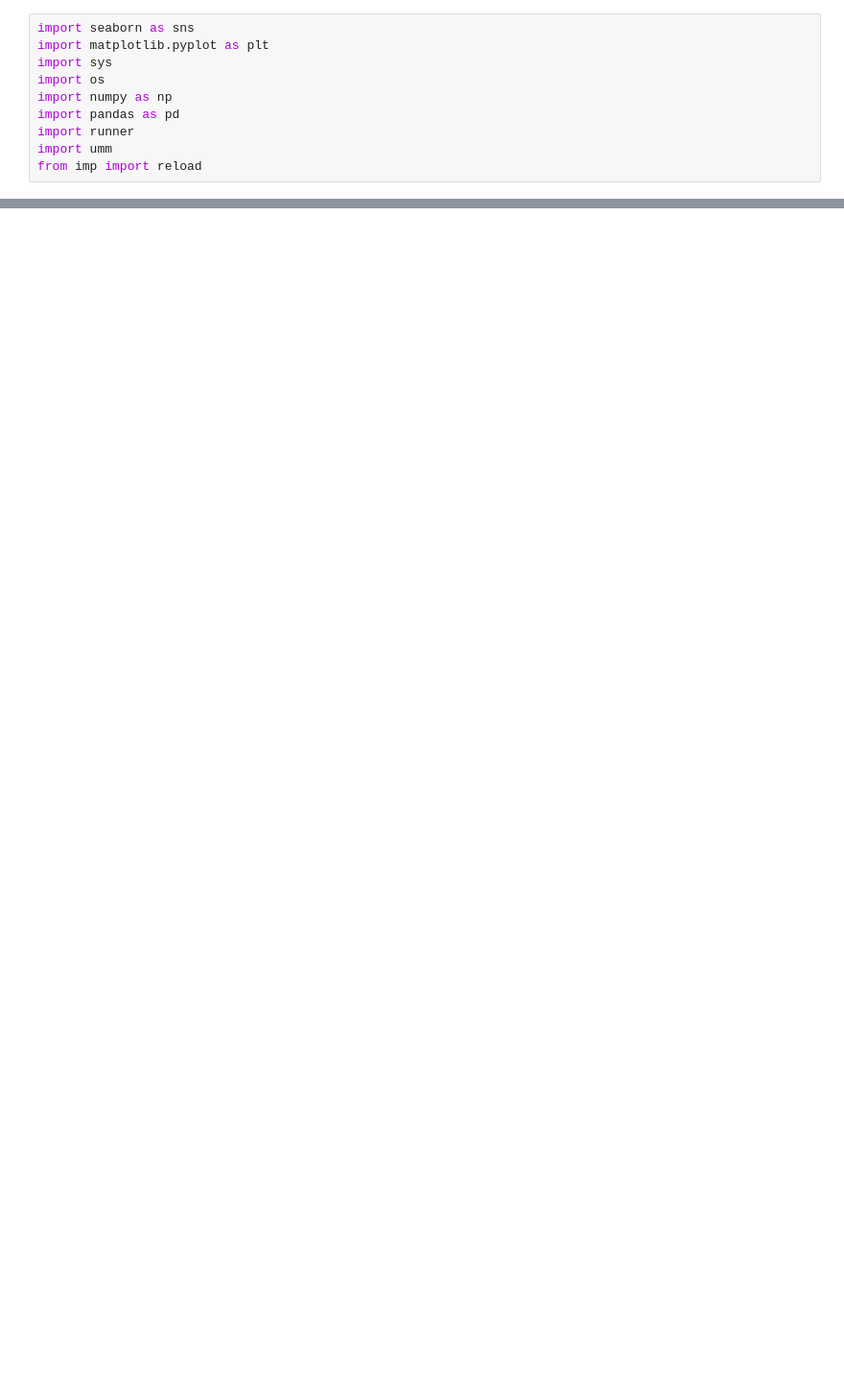
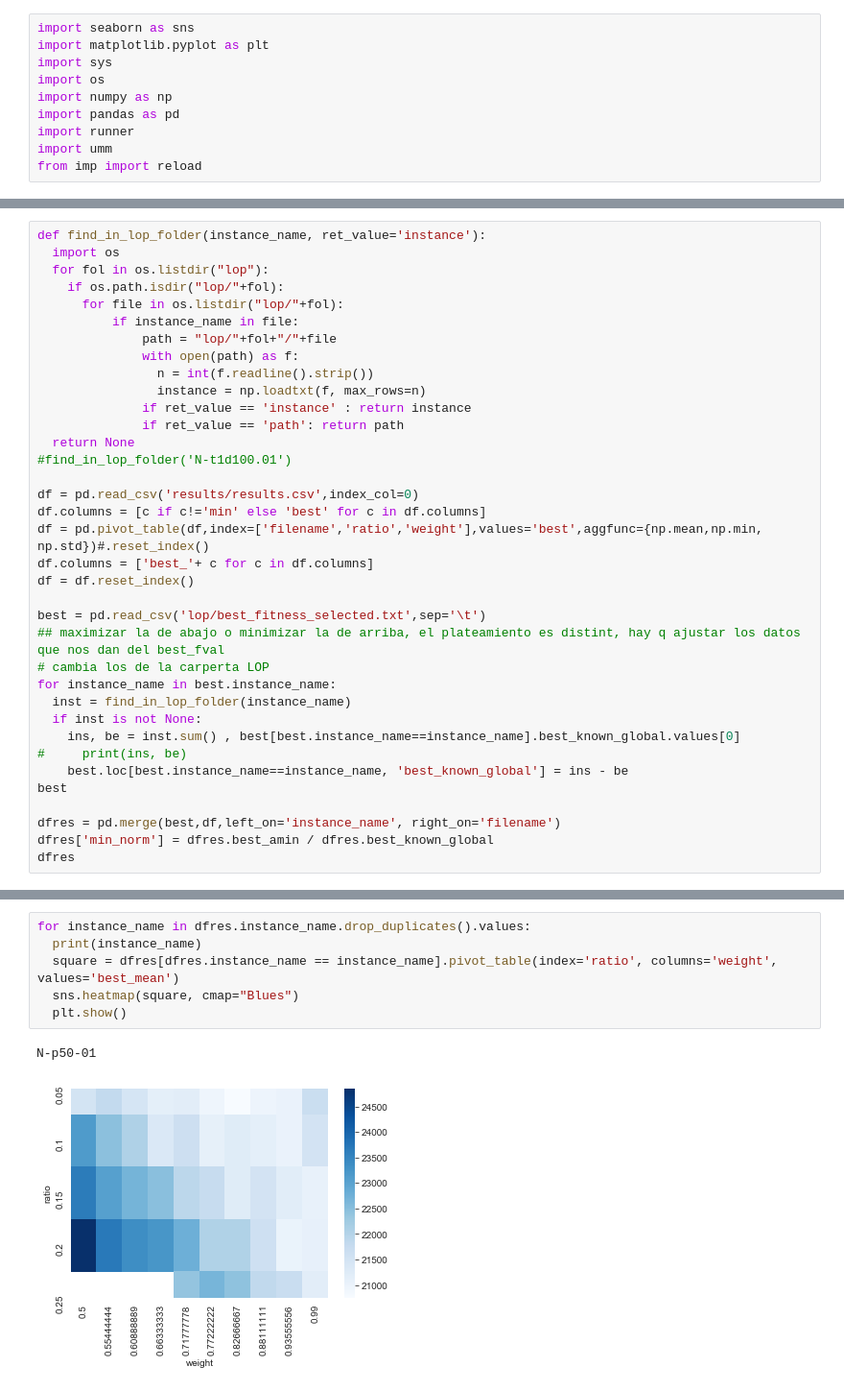
Before and after one commit to ekhiru/BB_optim, a Jupyter notebook: BB opt 2.ipynb, the cells around one changed output, grey strips where cells are left out. Shown at 96% size. Drawn from its saved outputs; the diff is of its cells as text; blank space fills up the shorter version.

```diff
--- a/BB opt 2.ipynb
+++ b/BB opt 2.ipynb
@@ -137,0 +65,36 @@ plt.show()
+# %%
+def find_in_lop_folder(instance_name, ret_value='instance'):
+  import os
+  for fol in os.listdir("lop"):
+    if os.path.isdir("lop/"+fol):
+      for file in os.listdir("lop/"+fol):
+          if instance_name in file:
+              path = "lop/"+fol+"/"+file
+              with open(path) as f:
+                n = int(f.readline().strip())
+                instance = np.loadtxt(f, max_rows=n)
+              if ret_value == 'instance' : return instance
+              if ret_value == 'path': return path
+  return None
+#find_in_lop_folder('N-t1d100.01')
+
+df = pd.read_csv('results/results.csv',index_col=0)
+df.columns = [c if c!='min' else 'best' for c in df.columns]
+df = pd.pivot_table(df,index=['filename','ratio','weight'],values='best',aggfunc={np.mean,np.min, np.std})#.reset_index()
+df.columns = ['best_'+ c for c in df.columns]
+df = df.reset_index()
+
+best = pd.read_csv('lop/best_fitness_selected.txt',sep='\t')
+## maximizar la de abajo o minimizar la de arriba, el plateamiento es distint, hay q ajustar los datos que nos dan del best_fval
+# cambia los de la carperta LOP
+for instance_name in best.instance_name:
+  inst = find_in_lop_folder(instance_name)
+  if inst is not None:
+    ins, be = inst.sum() , best[best.instance_name==instance_name].best_known_global.values[0]
+#     print(ins, be)
+    best.loc[best.instance_name==instance_name, 'best_known_global'] = ins - be
+best
+
+dfres = pd.merge(best,df,left_on='instance_name', right_on='filename')
+dfres['min_norm'] = dfres.best_amin / dfres.best_known_global
+dfres
@@ -137,0 +122,9 @@ plt.show()
+# %%
+for instance_name in dfres.instance_name.drop_duplicates().values:
+  print(instance_name)
+  square = dfres[dfres.instance_name == instance_name].pivot_table(index='ratio', columns='weight', values='best_mean')
+  sns.heatmap(square, cmap="Blues")
+  plt.show()
+# %% [output]
+N-p50-01
+[figure, added]
```
Also changed, not shown: parts of 18 cells of this notebook, 7 other files.
